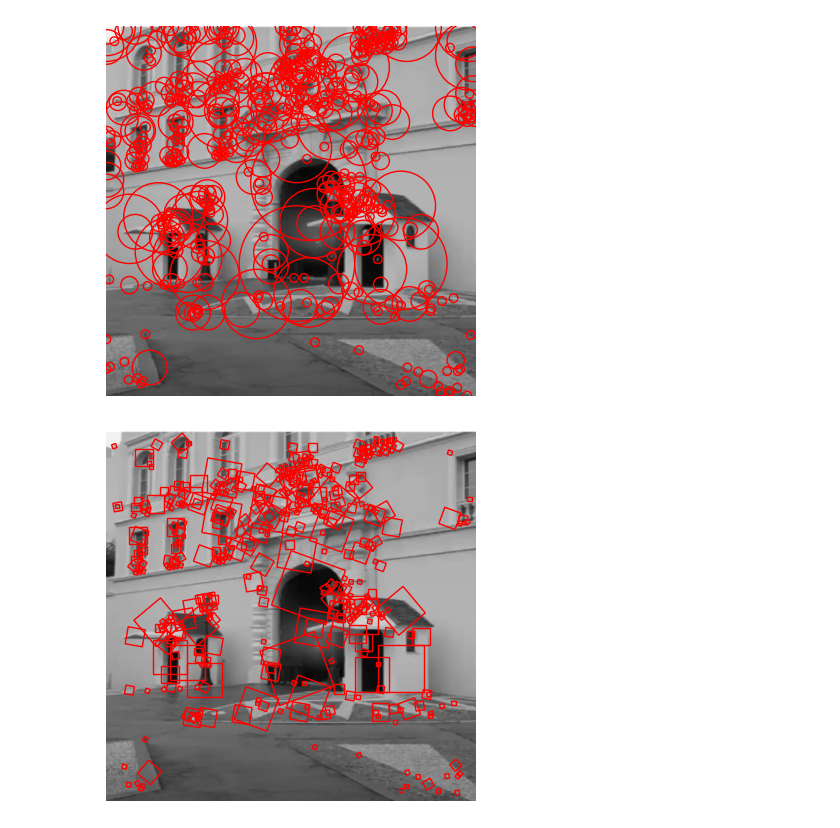
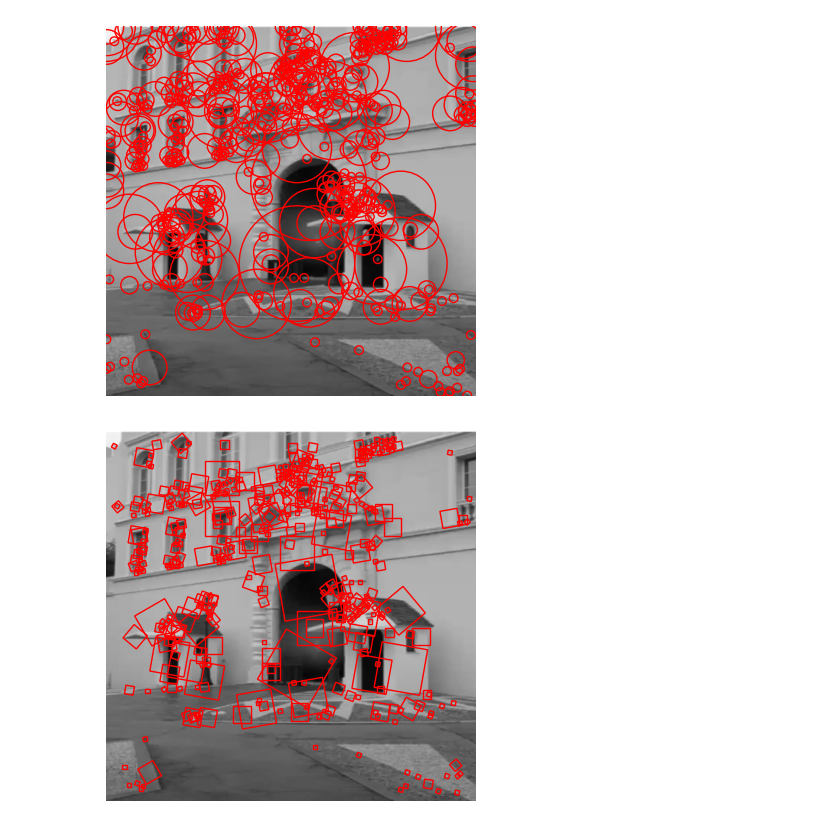
Before and after one commit to DRobinson4105/UCF, a Jupyter notebook: CAP5415/Features.ipynb, the cells around one changed output. Drawn from its saved outputs; the diff is of its cells as text; code cells hidden in the pictures.

```diff
--- a/CAP5415/Features.ipynb
+++ b/CAP5415/Features.ipynb
@@ -327,24 +327,22 @@ def detect_keypoints(octaves, contrast_threshold=0.05):
     keypoints = torch.cat(keypoints)
     return keypoints
 
-def assign_orientation(keypoints, octaves, sigma):
-    keypoints = keypoints.cpu()
+def assign_orientation(keypoints, octaves):
+    keypoints = keypoints
 
     oriented_keypoints = []
     for o, s, y, x in keypoints:
-        region = octaves[o][s][y-8:y+8, x-8:x+8].cpu()
+        region = octaves[o][s][y-8:y+8, x-8:x+8]
 
         if region.shape != (16, 16):
             continue
 
-        x_matrix = torch.tensor([[-1, 0, 1]], dtype=torch.float)
-        y_matrix = torch.tensor([[-1], [0], [1]], dtype=torch.float)
+        grad_x, grad_y = compute_gradients(region.unsqueeze(0))
+        grad = torch.sqrt(grad_x ** 2 + grad_y ** 2)
+        ori = torch.atan2(grad_x, grad_y)
 
-        gradient_magnitude = torch.sqrt(F.conv2d(F.pad(region, (1, 1)).unsqueeze(0).unsqueeze(0), x_matrix.unsqueeze(0).unsqueeze(0)) ** 2 +
-                                        F.conv2d(F.pad(region, (0, 0, 1, 1)).unsqueeze(0).unsqueeze(0), y_matrix.unsqueeze(0).unsqueeze(0)) ** 2)
-        gradient_orientation = torch.atan2(F.conv2d(F.pad(region, (0, 0, 1, 1)).unsqueeze(0).unsqueeze(0), y_matrix.unsqueeze(0).unsqueeze(0)),
-                                           F.conv2d(F.pad(region, (1, 1)).unsqueeze(0).unsqueeze(0), x_matrix.unsqueeze(0).unsqueeze(0)))
-        histogram, _ = torch.histogram(gradient_orientation, bins=36, range=(-torch.pi, torch.pi), weight=gradient_magnitude)
+        ori, grad = ori.cpu(), grad.cpu()
+        histogram, _ = torch.histogram(ori, bins=36, range=(-torch.pi, torch.pi), weight=grad)
         dominant_orientation = torch.argmax(histogram).item() * 10
         oriented_keypoints.append((o.item(), s.item(), y.item(), x.item(), dominant_orientation))
     return oriented_keypoints
@@ -402,18 +400,18 @@ plt.show()
 # %%
 plt.imshow(image, cmap='gray')
 
-oriented_keypoints = assign_orientation(keypoints, octaves, sigma)
+oriented_keypoints = assign_orientation(keypoints, octaves)
 
 for keypoint in oriented_keypoints:
     o, s, y, x, ori = keypoint
 
     r = (s + 6) * 2 ** o
     x *= 2 ** o
     y *= 2 ** o
 
     plt.gca().add_patch(plot_square(x, y, r/2, ori))
 
 plt.axis('off')
 plt.show()
 # %% [output]
-[figure, old version]
+[figure, new version]
```
